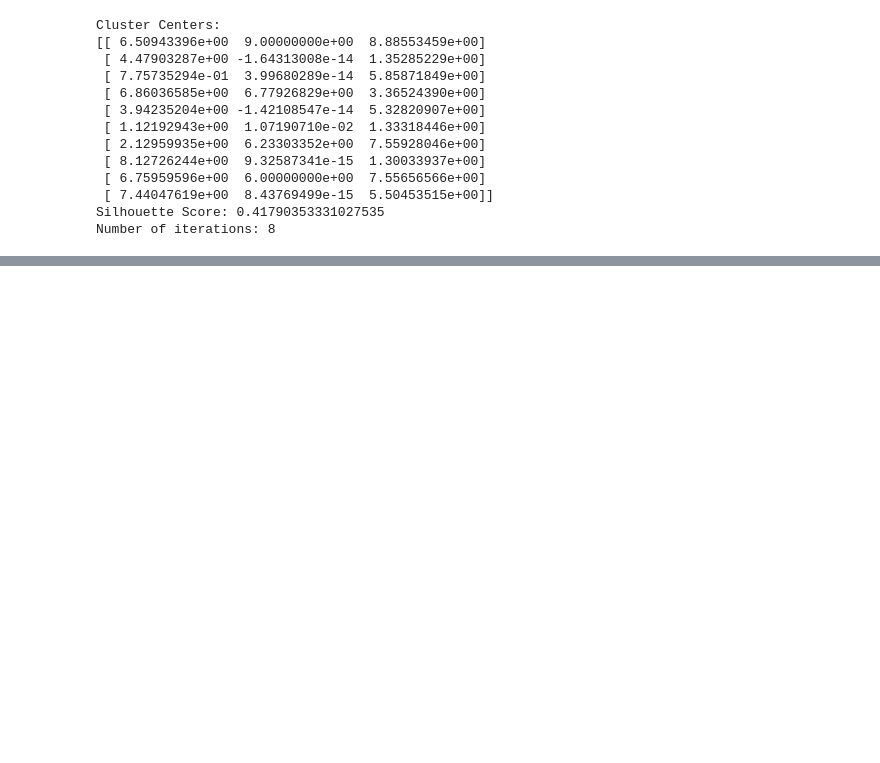
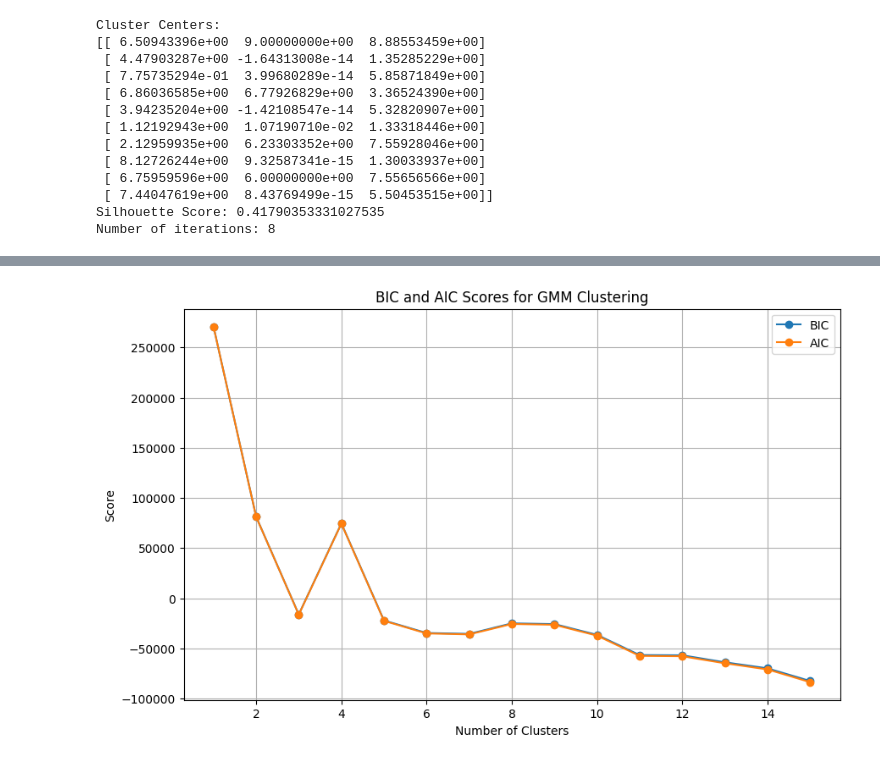
Before and after one commit to MohamedWael45/RFM, a Jupyter notebook: RFM_VeryFinal.ipynb, the cells around one changed output, grey strips where cells are left out. Drawn from its saved outputs; the diff is of its cells as text; code cells hidden in the pictures; blank space fills up the shorter version.

```diff
--- a/RFM_VeryFinal.ipynb
+++ b/RFM_VeryFinal.ipynb
@@ -484 +484,36 @@ Time taken for K-means clustering: 1.3095502853393555 seconds
 [figure]
+# %%
+from sklearn.mixture import GaussianMixture
+
+
+
+
+# Select the columns for clustering
+X = df2[['Recency', 'Frequency', 'Monetary']]
+
+# Define the range of clusters to try
+min_clusters = 1
+max_clusters = 15  # Update with your desired maximum number of clusters
+num_clusters_range = range(min_clusters, max_clusters + 1)
+
+# Fit GMM models with varying numbers of clusters and calculate BIC/AIC
+bic_scores = []
+aic_scores = []
+for num_clusters in num_clusters_range:
+    gmm = GaussianMixture(n_components=num_clusters, random_state=42)
+    gmm.fit(X)
+    bic_scores.append(gmm.bic(X))
+    aic_scores.append(gmm.aic(X))
+
+# Plot BIC and AIC scores
+plt.figure(figsize=(10, 6))
+plt.plot(num_clusters_range, bic_scores, marker='o', label='BIC')
+plt.plot(num_clusters_range, aic_scores, marker='o', label='AIC')
+plt.xlabel('Number of Clusters')
+plt.ylabel('Score')
+plt.title('BIC and AIC Scores for GMM Clustering')
+plt.legend()
+plt.grid(True)
+plt.show()
+# %% [output]
+[figure, added]
```
Also changed, not shown: parts of 4 cells of this notebook.
